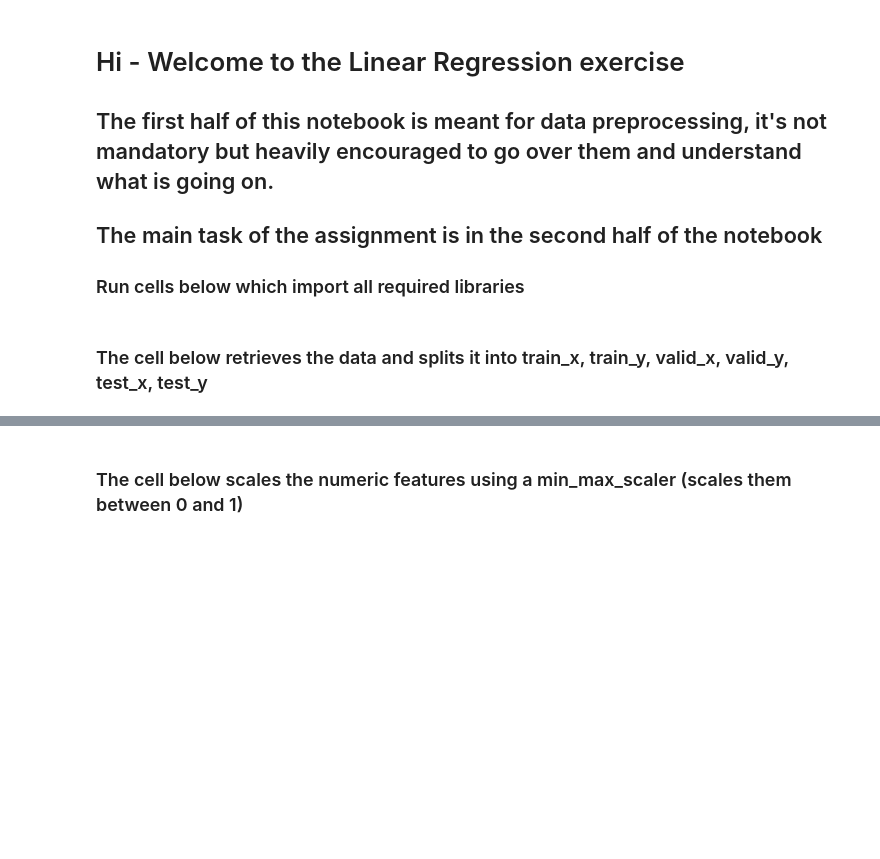
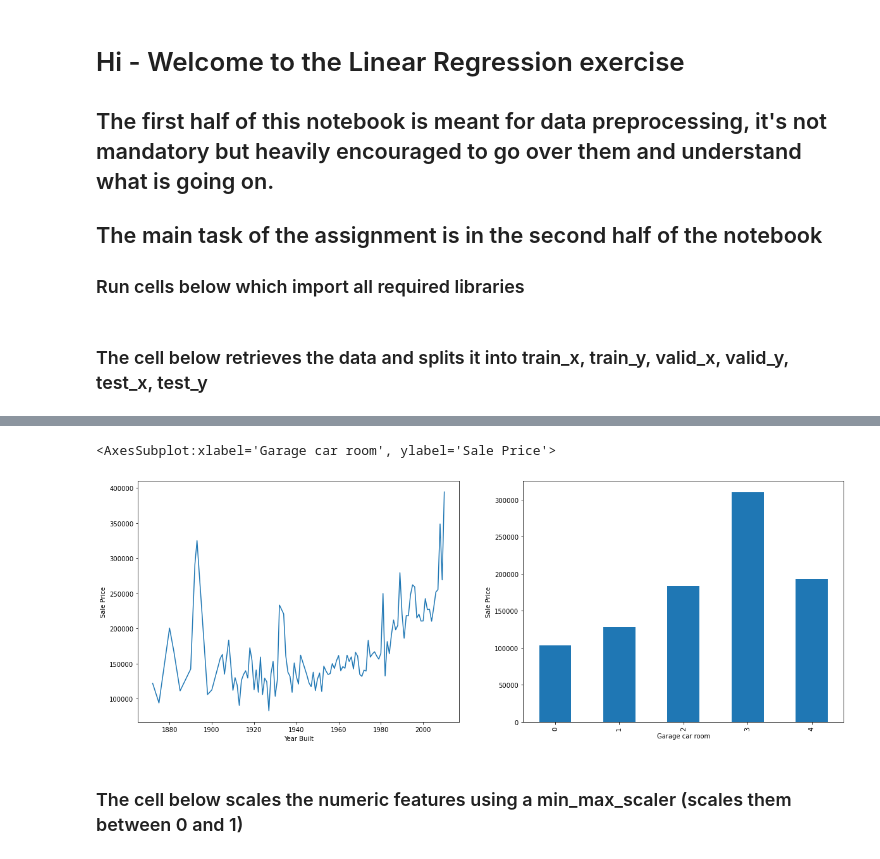
Before and after one commit to gimseng/99-ML-Learning-Projects, a Jupyter notebook: 002/exercise/linear_regression.ipynb, the cells around one changed output, grey strips where cells are left out. Cells and saved outputs as stored; diff of their text form; code cells hidden in the pictures; blank space fills up the shorter version.

Commit message:
Added the plots for data visualisation

```diff
--- a/002/exercise/linear_regression.ipynb
+++ b/002/exercise/linear_regression.ipynb
@@ -47,3 +62,11 @@ print(f'train size: {len(train_x)}, valid size: {len(valid_x)}, test size: {len(
+# %%
+fig, axes = plt.subplots(nrows=1, ncols=2)
+fig=(20,7)
+data.groupby('YearBuilt').mean()['SalePrice'].plot(ylabel='Sale Price',xlabel='Year Built',ax=axes[0],figsize=fig)
+data.groupby('GarageCars').mean()['SalePrice'].plot(kind='bar',ylabel='Sale Price',xlabel='Garage car room',ax=axes[1],figsize=fig)
+# %% [output]
+<AxesSubplot:xlabel='Garage car room', ylabel='Sale Price'>
+[figure, added]
 # %% [markdown]
 ### The cell below scales the numeric features using a min_max_scaler (scales them between 0 and 1)
 # %%
```
Also changed, not shown: parts of 4 cells of this notebook, 1 other file.
